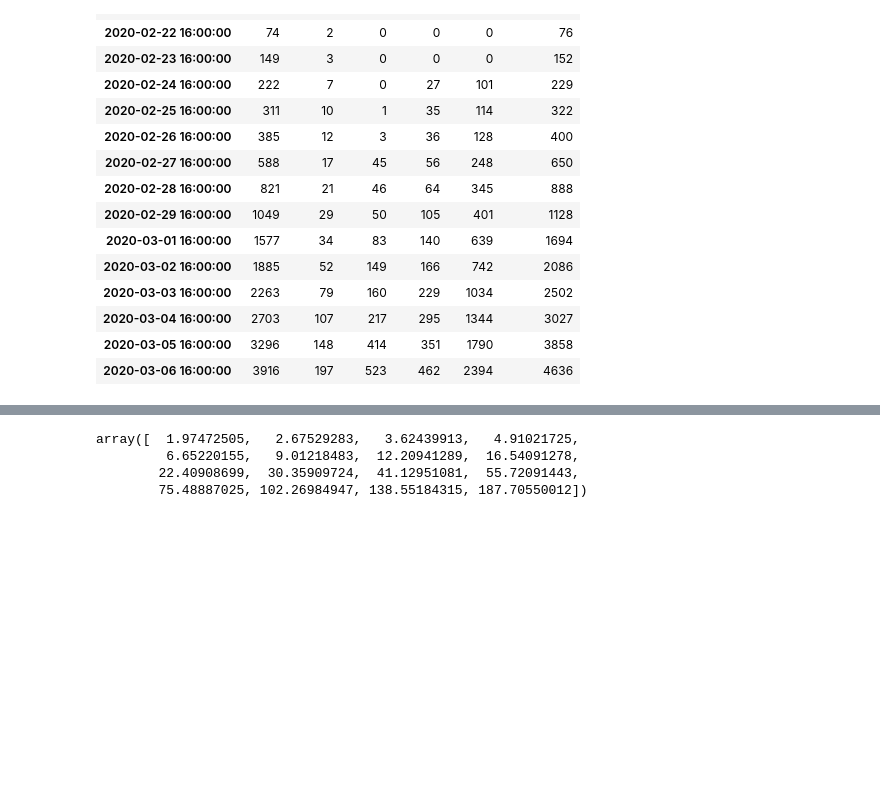
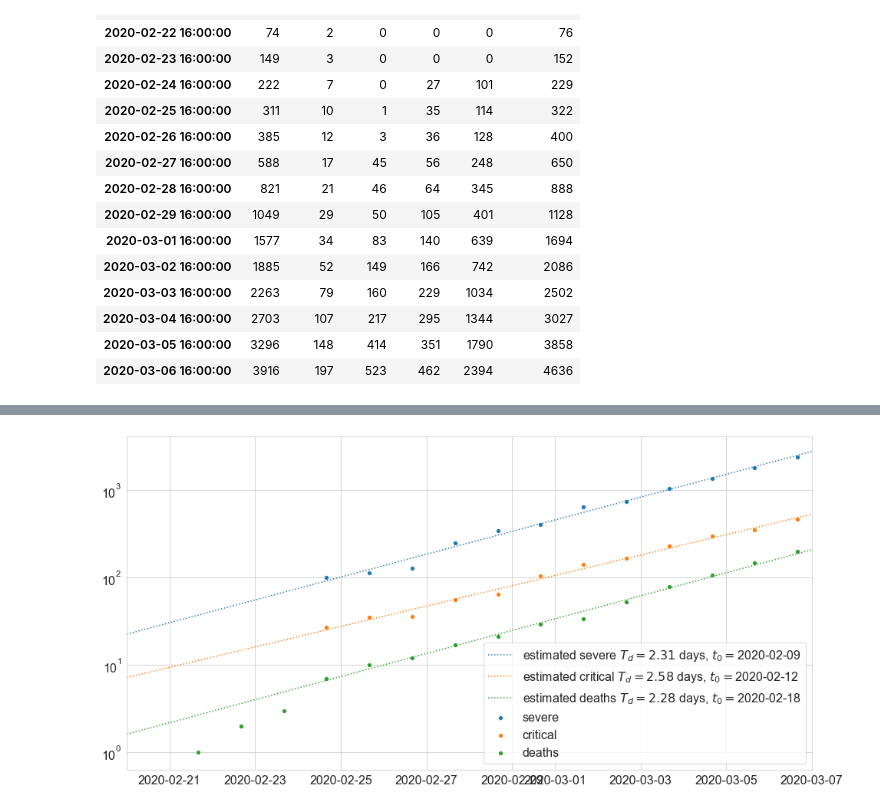
Before and after one commit to alexamici/covid-19-notebooks, a Jupyter notebook: notebooks/italy-situation-report.ipynb, the cells around one changed output, grey strips where cells are left out. Drawn from its saved outputs; the diff is of its cells as text; code cells hidden in the pictures; blank space fills up the shorter version.

Commit message:
First half-decent plot

```diff
--- a/notebooks/italy-situation-report.ipynb
+++ b/notebooks/italy-situation-report.ipynb
@@ -38,10 +38,3 @@ data
 | 2020-03-04 16:00:00 | 2703 | 107 | 217 | 295 | 1344 | 3027 |
 | 2020-03-05 16:00:00 | 3296 | 148 | 414 | 351 | 1790 | 3858 |
 | 2020-03-06 16:00:00 | 3916 | 197 | 523 | 462 | 2394 | 4636 |
-# %%
-import numpy as np
-
-ax = sns.scatterplot(data=data)
-_ = ax.set(yscale='log')
-_ = ax.set(ylim=(1, 10000))
-_ = ax.set(xlim=(np.datetime64('2020-02-20'), np.datetime64('2020-03-06')))
@@ -57,7 +41,11 @@ ExponentialFit(t_0=numpy.datetime64('2020-02-18T10:12:59'), dt=numpy.timedelta64
-# %%
-deaths_fit.predict(pd.date_range('2020-02-20T16:00', '2020-03-07').values)
-# %% [output]
-array([  1.97472505,   2.67529283,   3.62439913,   4.91021725,
-         6.65220155,   9.01218483,  12.20941289,  16.54091278,
-        22.40908699,  30.35909724,  41.12951081,  55.72091443,
-        75.48887025, 102.26984947, 138.55184315, 187.70550012])
+# %%
+START_FIT = '2020-02-24'
+EXTRAPOLTATE = ('2020-02-20', '2020-03-07')
+
+fits = {}
+for column in ['severe', 'critical', 'deaths']:
+    fits[column] = covid19.fit.ExponentialFit.from_frame(column, data, start_fit=START_FIT)
+    ax = covid19.plot.plot(data[column], fits[column], label=column, extrapolate=EXTRAPOLTATE)
+    ax.set(yscale='log')
+# %% [output]
+[figure, added]
```
Also changed, not shown: parts of 2 cells of this notebook, 3 other files.
